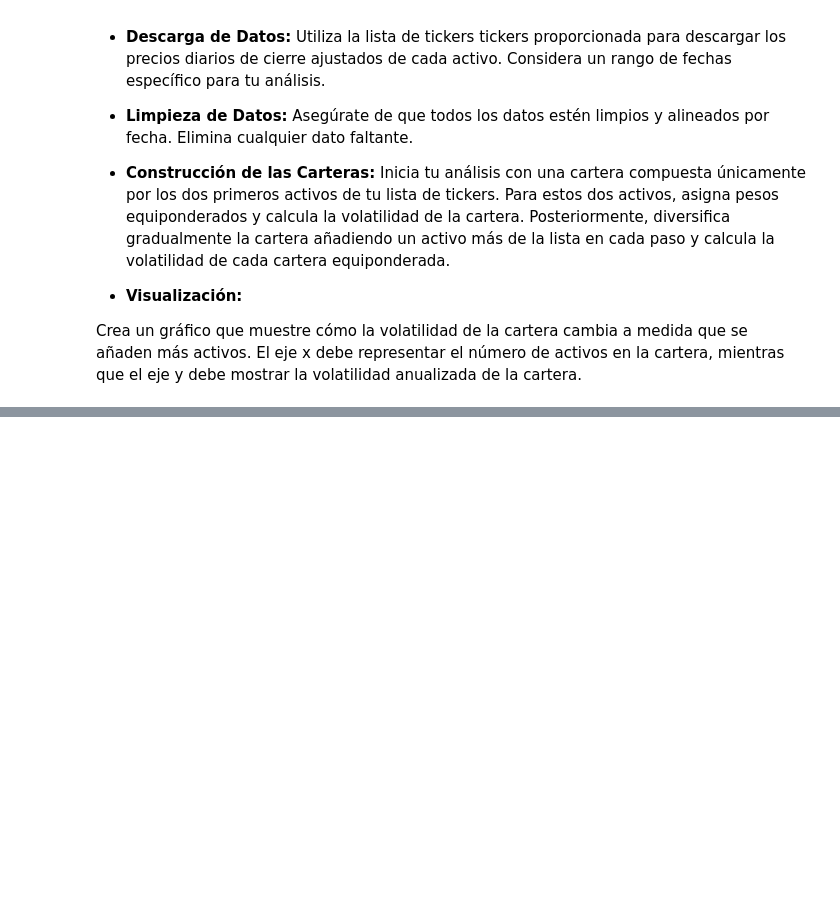
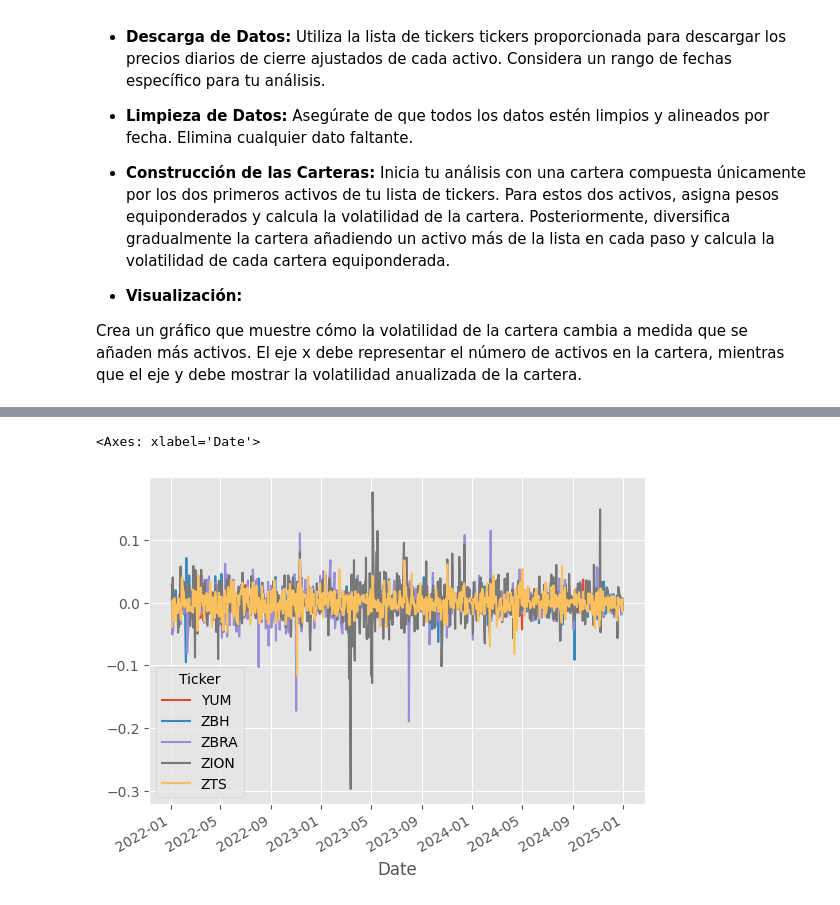
Before and after one commit to alfonso-santos/microcredencial-carteras-python, a Jupyter notebook: Tema_2_Carteras_Intro/src/analisis-diversificacion.ipynb, the cells around one changed output, grey strips where cells are left out. Drawn from its saved outputs; the diff is of its cells as text; code cells hidden in the pictures; blank space fills up the shorter version.

```diff
--- a/Tema_2_Carteras_Intro/src/analisis-diversificacion.ipynb
+++ b/Tema_2_Carteras_Intro/src/analisis-diversificacion.ipynb
@@ -562,0 +561,12 @@ tickers = [
+# %%
+## TO-DO
+
+import numpy as np
+import pandas as pd
+import matplotlib.pyplot as plt
+import yfinance as yf
+import missingno as msno
+
+plt.style.use("ggplot")
+
+data = yf.download(tickers, start = "2022-01-01", end = "2025-01-01", auto_adjust= False, multi_level_index= False)["Adj Close"]
@@ -562,0 +595,9 @@ tickers = [
+# %%
+data = data.dropna(axis = 1 , how = "all")
+data = data.dropna(axis = 0, how = "any")
+# %%
+rets = np.log(data).diff().dropna()
+rets.iloc[:,-5:].plot() # por ejemplo
+# %% [output]
+<Axes: xlabel='Date'>
+[figure, added]
```
Also changed, not shown: parts of 8 cells of this notebook.
